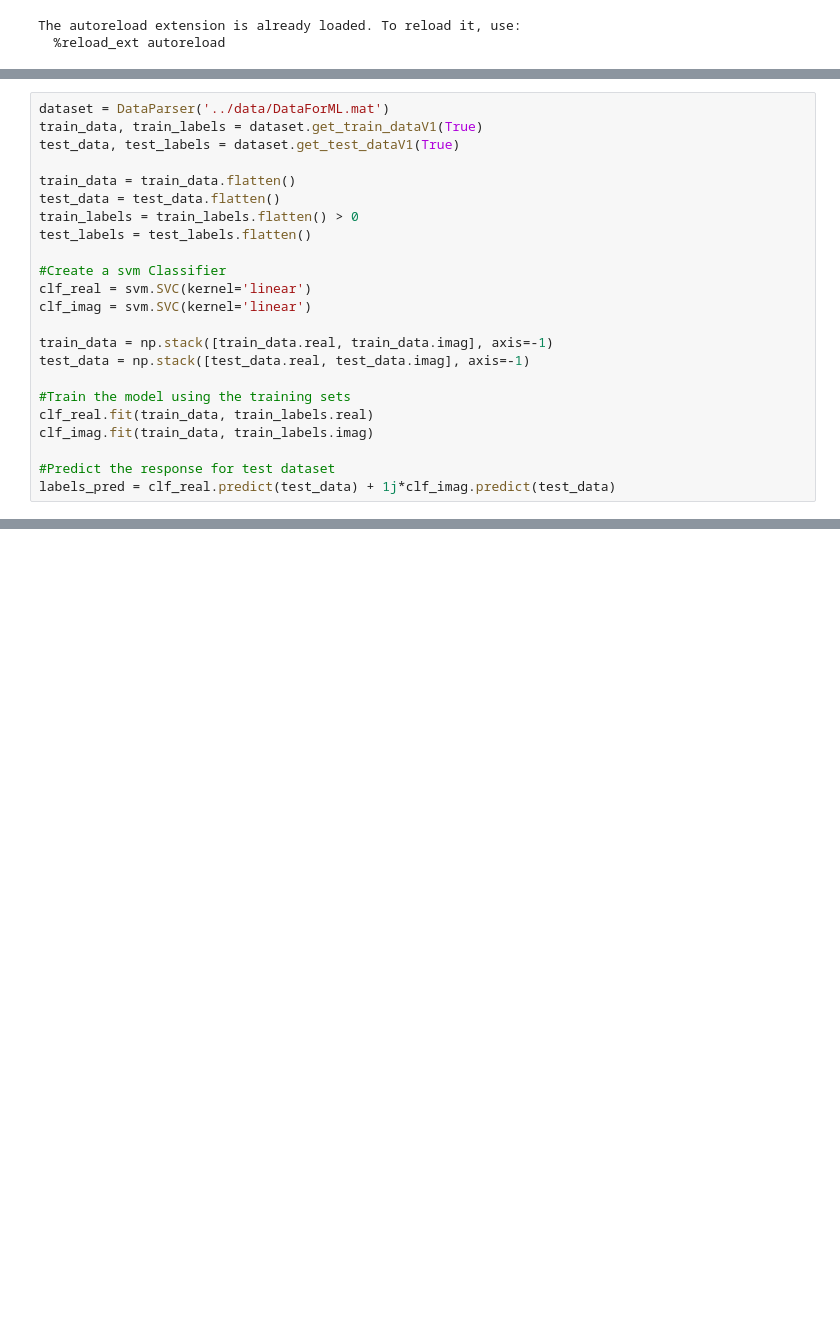
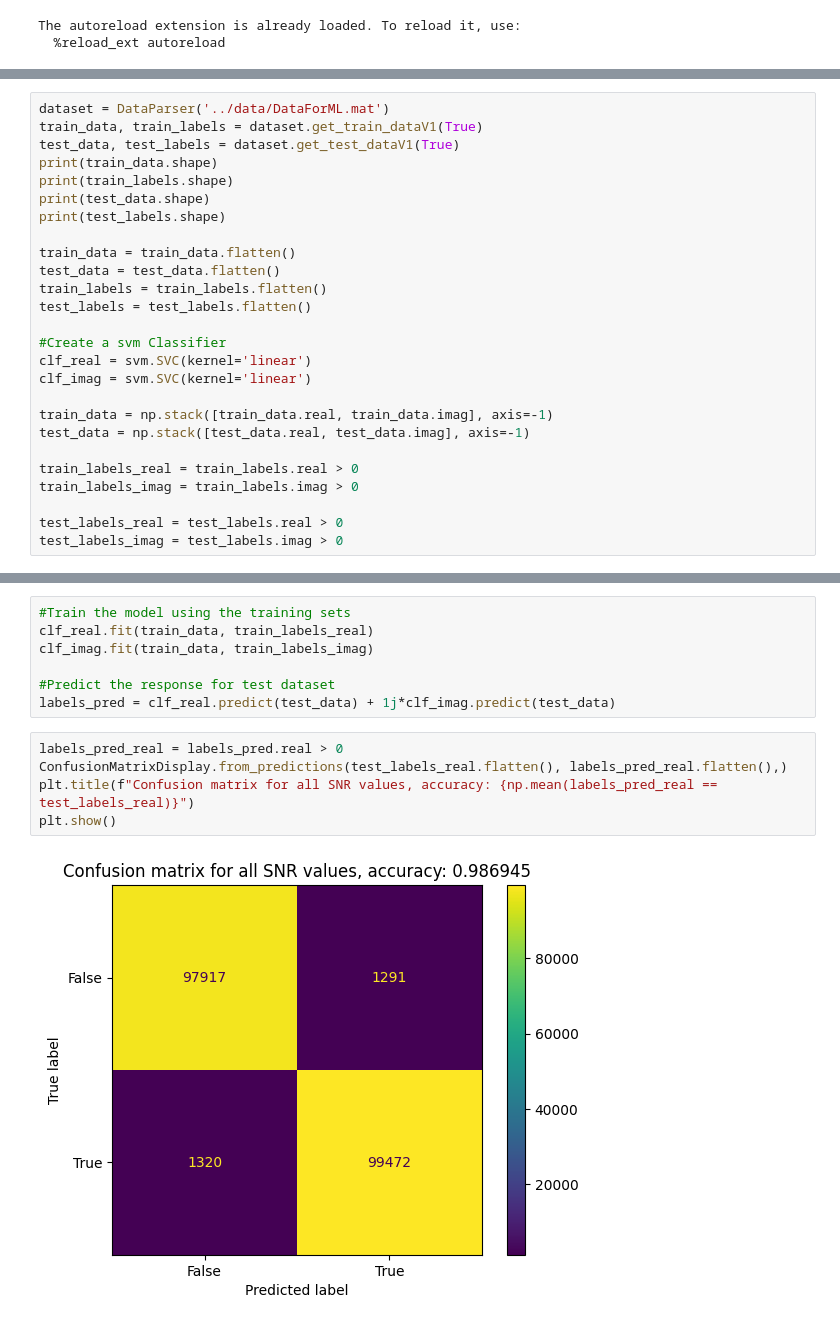
Before and after one commit to MatejaStojkovic/OTE_ETF_2023_project, a Jupyter notebook: src/Support_Vector_Machine.ipynb, the cells around one changed output, grey strips where cells are left out. Cells and saved outputs as stored; diff of their text form; blank space fills up the shorter version.

```diff
--- a/src/Support_Vector_Machine.ipynb
+++ b/src/Support_Vector_Machine.ipynb
@@ -13,10 +17,14 @@ from DataParser import DataParser;
 dataset = DataParser('../data/DataForML.mat')
 train_data, train_labels = dataset.get_train_dataV1(True)
 test_data, test_labels = dataset.get_test_dataV1(True)
+print(train_data.shape)
+print(train_labels.shape)
+print(test_data.shape)
+print(test_labels.shape)
 
 train_data = train_data.flatten()
 test_data = test_data.flatten()
-train_labels = train_labels.flatten() > 0
+train_labels = train_labels.flatten()
 test_labels = test_labels.flatten()
 
 #Create a svm Classifier
@@ -26,10 +34,9 @@ clf_imag = svm.SVC(kernel='linear')
 train_data = np.stack([train_data.real, train_data.imag], axis=-1)
 test_data = np.stack([test_data.real, test_data.imag], axis=-1)
 
-#Train the model using the training sets
-clf_real.fit(train_data, train_labels.real)
-clf_imag.fit(train_data, train_labels.imag)
+train_labels_real = train_labels.real > 0
+train_labels_imag = train_labels.imag > 0
 
-#Predict the response for test dataset
-labels_pred = clf_real.predict(test_data) + 1j*clf_imag.predict(test_data)
+test_labels_real = test_labels.real > 0
+test_labels_imag = test_labels.imag > 0
 # %% [output]
@@ -36,0 +47,14 @@ ValueError: The number of classes has to be greater than one; got 1 class
+# %%
+#Train the model using the training sets
+clf_real.fit(train_data, train_labels_real)
+clf_imag.fit(train_data, train_labels_imag)
+
+#Predict the response for test dataset
+labels_pred = clf_real.predict(test_data) + 1j*clf_imag.predict(test_data)
+# %%
+labels_pred_real = labels_pred.real > 0
+ConfusionMatrixDisplay.from_predictions(test_labels_real.flatten(), labels_pred_real.flatten(),)
+plt.title(f"Confusion matrix for all SNR values, accuracy: {np.mean(labels_pred_real == test_labels_real)}")
+plt.show()
+# %% [output]
+[figure, added]
```
Also changed, not shown: parts of 7 cells of this notebook, 1 other file.
